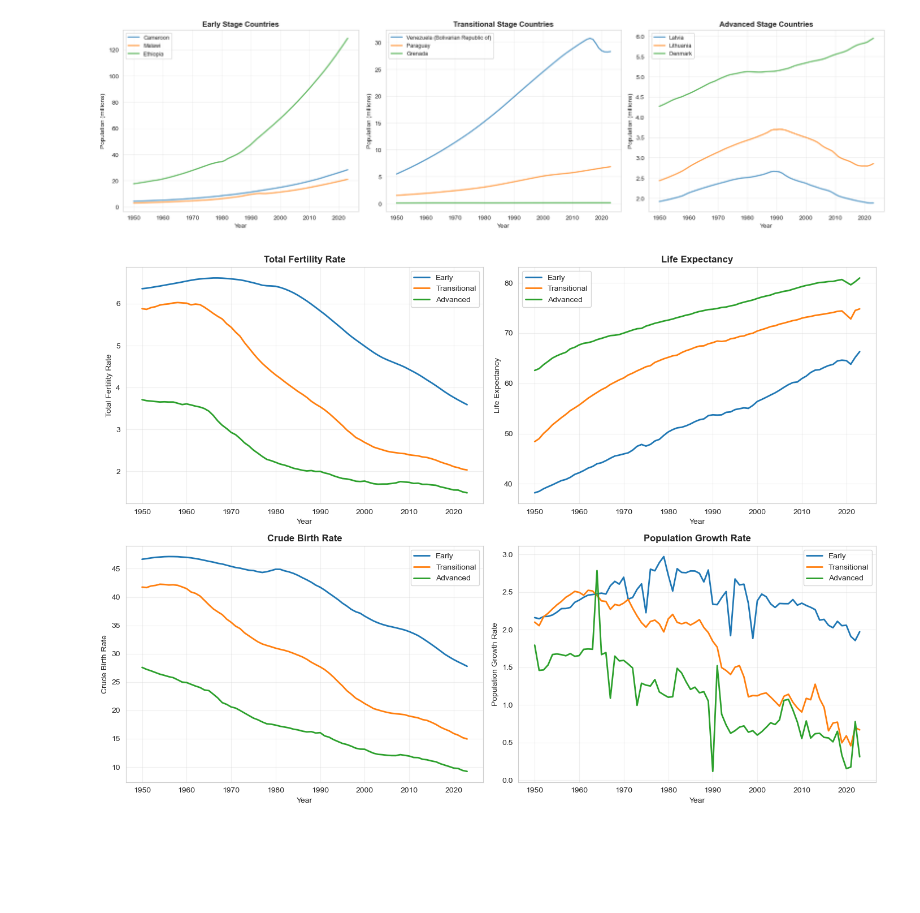
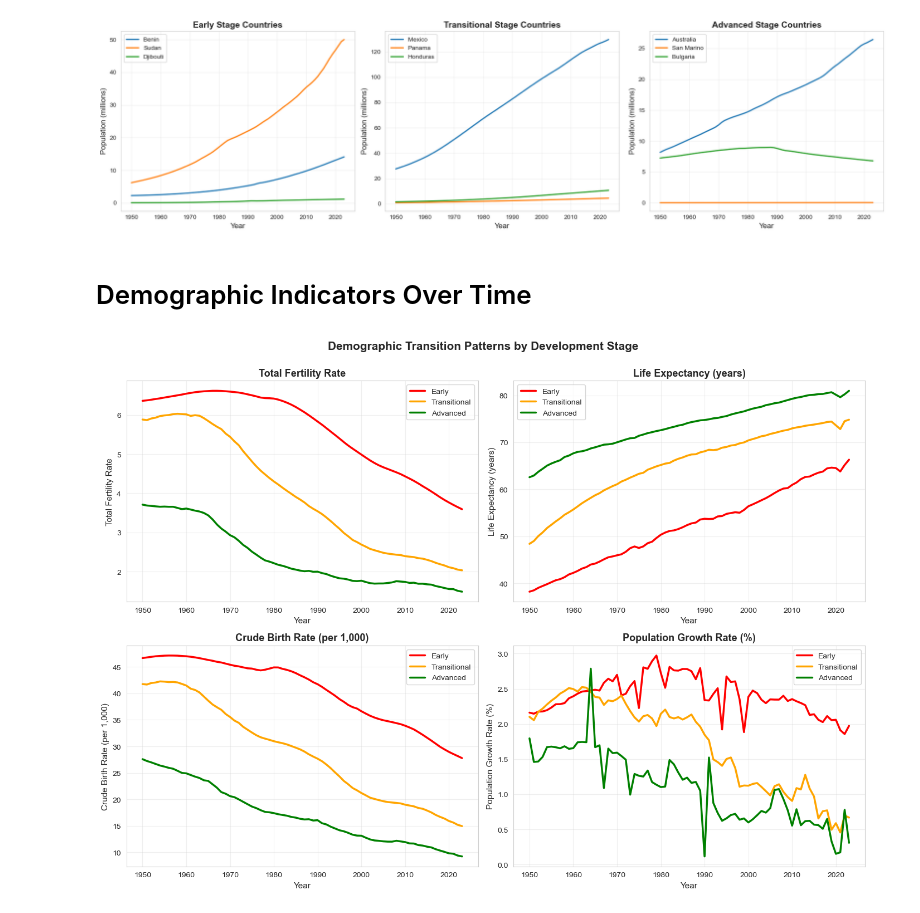
Before and after one commit to 3028Bikalpa/STATS201_project_Bikki, a Jupyter notebook: project_code.ipynb, the cells around one changed output. Drawn from its saved outputs; the diff is of its cells as text; code cells hidden in the pictures; blank space fills up the shorter version.

Commit message:
Initial Exploratory Analysis in the available data

```diff
--- a/project_code.ipynb
+++ b/project_code.ipynb
@@ -75,0 +50,20 @@ Advanced: Andorra, Antigua and Barbuda, Argentina
+# %%
+# Development stage distribution
+print("DEVELOPMENT STAGE CATEGORIZATION")
+print("\nCategorization based on average life expectancy:")
+print("  • Early:        < 60 years")
+print("  • Transitional: 60-70 years")
+print("  • Advanced:     ≥ 70 years")
+
+print("Distribution of observations by stage:")
+print(df['country_dev_stage'].value_counts().sort_index())
+
+print("Number of countries per stage:")
+country_stages = df.groupby('country')['country_dev_stage'].first()
+print(country_stages.value_counts().sort_index())
+
+# Show sample countries from each stage
+print("Sample Countries by Development Stage:")
+for stage in ['Early', 'Transitional', 'Advanced']:
+    countries = country_stages[country_stages == stage].index[:5].tolist()
+    print(f"\n{stage} Stage: {', '.join(countries)}")
@@ -76,48 +90,61 @@ Advanced: Andorra, Antigua and Barbuda, Argentina
 # %%
-# Plot population trends for representative countries from each stage
+# Visualize population trajectories by development stage
 fig, axes = plt.subplots(1, 3, figsize=(18, 5))
 
-stages = ['Early', 'Transitional', 'Advanced']
-for idx, stage in enumerate(stages):
-    stage_countries = df[df['country_dev_stage'] == stage]['country'].unique()
-    sample_countries = np.random.choice(stage_countries, min(3, len(stage_countries)), replace=False)
+for idx, stage in enumerate(['Early', 'Transitional', 'Advanced']):
+    ax = axes[idx]
 
-    for country in sample_countries:
-        country_data = df[df['country'] == country]
-        axes[idx].plot(country_data['year'], country_data['population'] / 1e6,
-                      label=country, alpha=0.7, linewidth=2)
+    # Get countries in this stage
+    stage_countries = country_stages[country_stages == stage].index
 
-    axes[idx].set_title(f'{stage} Stage Countries', fontsize=12, fontweight='bold')
-    axes[idx].set_xlabel('Year')
-    axes[idx].set_ylabel('Population (millions)')
-    axes[idx].legend(fontsize=9)
-    axes[idx].grid(True, alpha=0.3)
+    # Randomly select 3 countries
+    np.random.seed(42)
+    selected_countries = np.random.choice(stage_countries, size=min(3, len(stage_countries)), replace=False)
+
+    # Plot each country's population trajectory
+    for country in selected_countries:
+        country_data = df[df['country'] == country].sort_values('year')
+        ax.plot(country_data['year'], country_data['population'] / 1e6,
+                label=country, linewidth=2)
+
+    ax.set_title(f'{stage} Stage Countries', fontsize=14, fontweight='bold')
+    ax.set_xlabel('Year', fontsize=12)
+    ax.set_ylabel('Population (millions)', fontsize=12)
+    ax.legend(fontsize=10)
+    ax.grid(True, alpha=0.3)
 
 plt.tight_layout()
 plt.show()
 # %% [output]
-[figure, old version]
+[figure, new version]
+# %% [markdown]
+# Demographic Indicators Over Time
 # %%
-# Examine how demographic indicators vary by development stage
+# Visualize how demographic indicators vary by development stage over time
 fig, axes = plt.subplots(2, 2, figsize=(14, 10))
 
 indicators = ['tfr', 'life_expectancy', 'crude_birth_rate', 'pop_growth_rate']
-titles = ['Total Fertility Rate', 'Life Expectancy', 'Crude Birth Rate', 'Population Growth Rate']
+titles = ['Total Fertility Rate', 'Life Expectancy (years)',
+          'Crude Birth Rate (per 1,000)', 'Population Growth Rate (%)']
+colors = {'Early': 'red', 'Transitional': 'orange', 'Advanced': 'green'}
 
 for idx, (indicator, title) in enumerate(zip(indicators, titles)):
     ax = axes[idx // 2, idx % 2]
 
     for stage in ['Early', 'Transitional', 'Advanced']:
         stage_data = df[df['country_dev_stage'] == stage].groupby('year')[indicator].mean()
-        ax.plot(stage_data.index, stage_data.values, label=stage, linewidth=2)
+        ax.plot(stage_data.index, stage_data.values,
+                label=stage, linewidth=2.5, color=colors[stage])
 
-    ax.set_title(title, fontsize=12, fontweight='bold')
-    ax.set_xlabel('Year')
-    ax.set_ylabel(title)
-    ax.legend()
+    ax.set_title(title, fontsize=13, fontweight='bold')
+    ax.set_xlabel('Year', fontsize=11)
+    ax.set_ylabel(title, fontsize=11)
+    ax.legend(fontsize=10)
     ax.grid(True, alpha=0.3)
 
+plt.suptitle('Demographic Transition Patterns by Development Stage',
+             fontsize=15, fontweight='bold', y=1.00)
 plt.tight_layout()
 plt.show()
 # %% [output]
-[figure, old version]
+[figure, new version]
```
Also changed, not shown: parts of 11 cells of this notebook.
